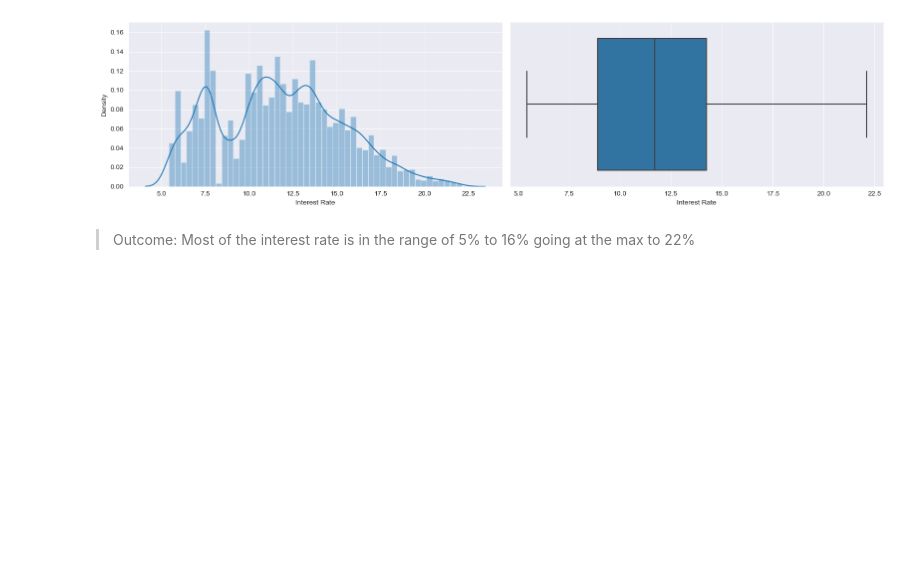
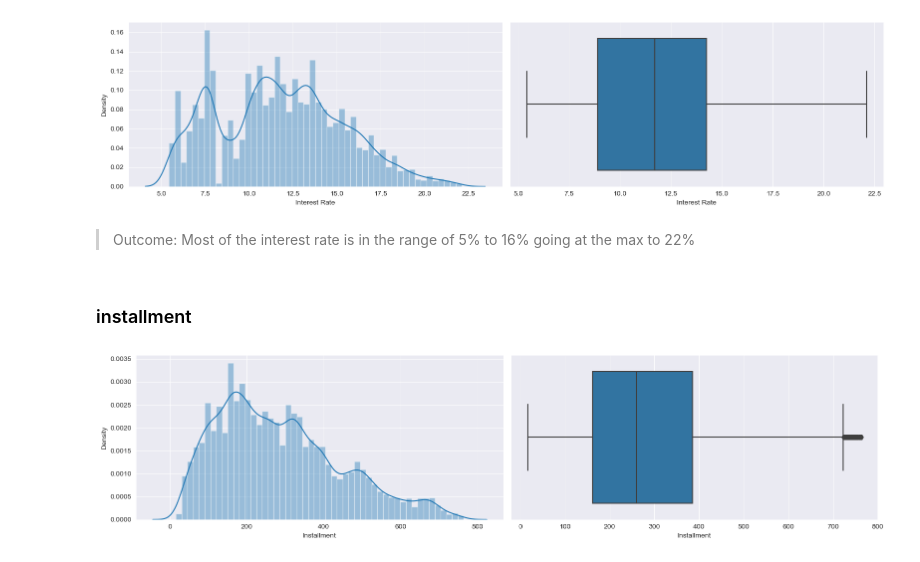
Before and after one commit to manikUpgrad/lending-club, a Jupyter notebook: manik_bajaj.ipynb, the cells around one changed output. Saved outputs shown, nothing was run; the diff lists cells and outputs as text; code cells hidden in the pictures; blank space fills up the shorter version.

```diff
--- a/manik_bajaj.ipynb
+++ b/manik_bajaj.ipynb
@@ -818,3 +821,9 @@ univariate_analysis(loan, 'int_rate')
 [figure]
 # %% [markdown]
 > Outcome: Most of the interest rate is in the range of 5% to 16% going at the max to 22%
+# %% [markdown]
+### installment
+# %%
+univariate_analysis(loan, 'installment')
+# %% [output]
+[figure, added]
```
Also changed, not shown: parts of 5 cells of this notebook.
